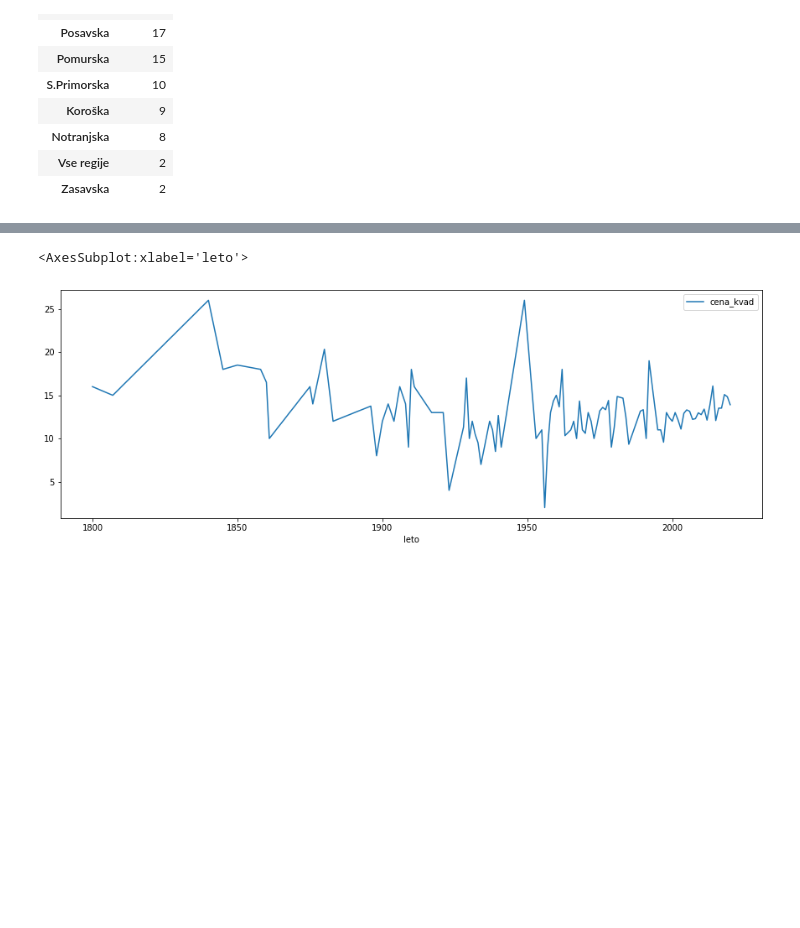
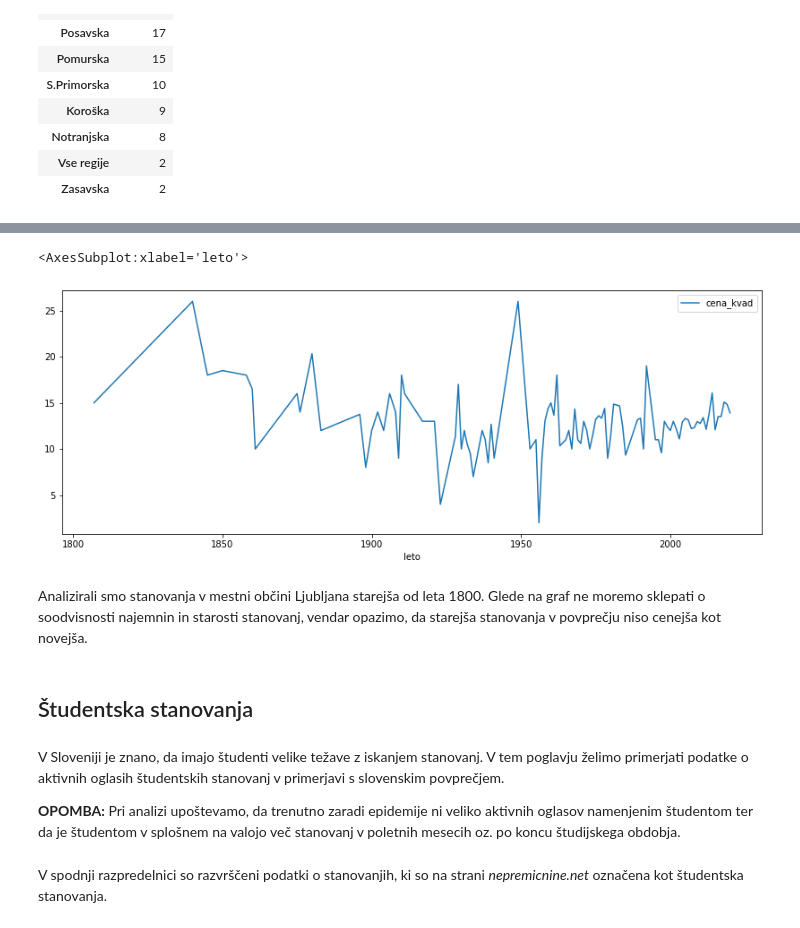
Before and after one commit to gajajamnik/analiza-stanovanj, a Jupyter notebook: Analiza stanovanj.ipynb, the cells around one changed output, grey strips where cells are left out. Cells and saved outputs as stored; diff of their text form; code cells hidden in the pictures; blank space fills up the shorter version.

```diff
--- a/Analiza stanovanj.ipynb
+++ b/Analiza stanovanj.ipynb
@@ -127,3 +199,0 @@ Ugotovili smo, da ima lokacija velik vpliv na višino najemnin. Dalje nas zanima
-# %%
-Stanovanja['cena_zaokrozeno'] = 100 * (Stanovanja.cena // 100)
-slo_stanovanja = Stanovanja[(Stanovanja.regija != 'Šibeniško-kninska') & (Stanovanja.regija != 'Istrska') & (Stanovanja.regija != 'Primorsko-goranska')]
@@ -190,0 +243,2 @@ po_regijah.plot.pie(y='upravna', figsize=(10, 10))
+# %%
+stanovanja_lj = Stanovanja[Stanovanja.regija == 'LJ-mesto']
@@ -191,5 +301,13 @@ po_regijah.plot.pie(y='upravna', figsize=(10, 10))
 # %%
-slo_stanovanja[slo_stanovanja.regija == 'LJ-mesto'][slo_stanovanja.leto >= 1800].groupby('leto').mean()[['cena_kvad']].plot(figsize=(15, 5))
+stanovanja_lj[stanovanja_lj.leto > 1800].groupby('leto').mean()[['cena_kvad']].plot(figsize=(14, 5))
 # %% [output]
 <AxesSubplot:xlabel='leto'>
-[figure, old version]
+[figure, new version]
+# %% [markdown]
+Analizirali smo stanovanja v mestni občini Ljubljana starejša od leta 1800. Glede na graf ne moremo sklepati o soodvisnosti najemnin in starosti stanovanj, vendar opazimo, da starejša stanovanja v povprečju niso cenejša kot novejša.
+# %% [markdown]
+## Študentska stanovanja
+# %% [markdown]
+V Sloveniji je znano, da imajo študenti velike težave z iskanjem stanovanj. V tem poglavju želimo primerjati podatke o aktivnih oglasih študentskih stanovanj v primerjavi s slovenskim povprečjem.
+
+**OPOMBA:** Pri analizi upoštevamo, da trenutno zaradi epidemije ni veliko aktivnih oglasov namenjenim študentom ter da je študentom v splošnem na valojo več stanovanj v poletnih mesecih oz. po koncu študijskega obdobja.
@@ -195,0 +317,2 @@ slo_stanovanja[slo_stanovanja.regija == 'LJ-mesto'][slo_stanovanja.leto >= 1800]
+# %% [markdown]
+V spodnji razpredelnici so razvrščeni podatki o stanovanjih, ki so na strani *nepremicnine.net* označena kot študentska stanovanja.
```
Also changed, not shown: parts of 76 cells of this notebook.
